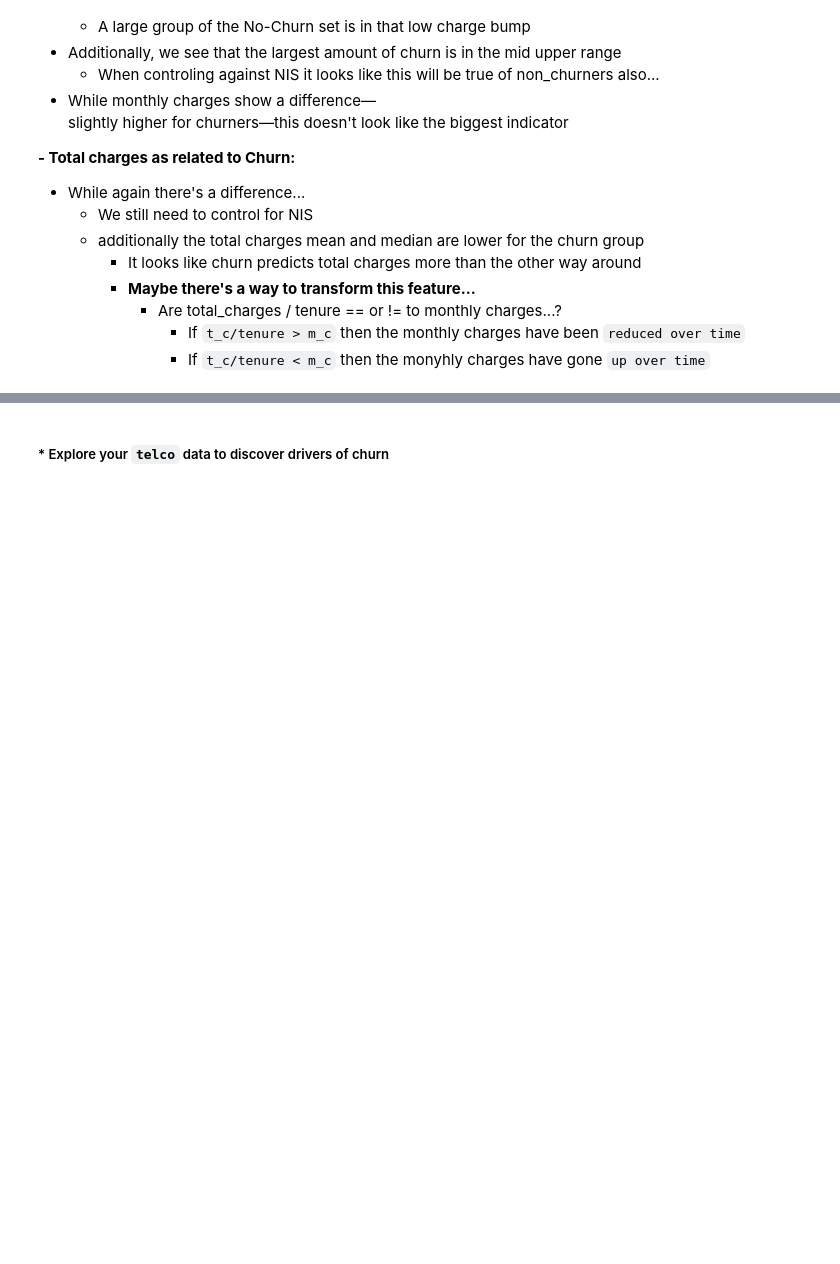
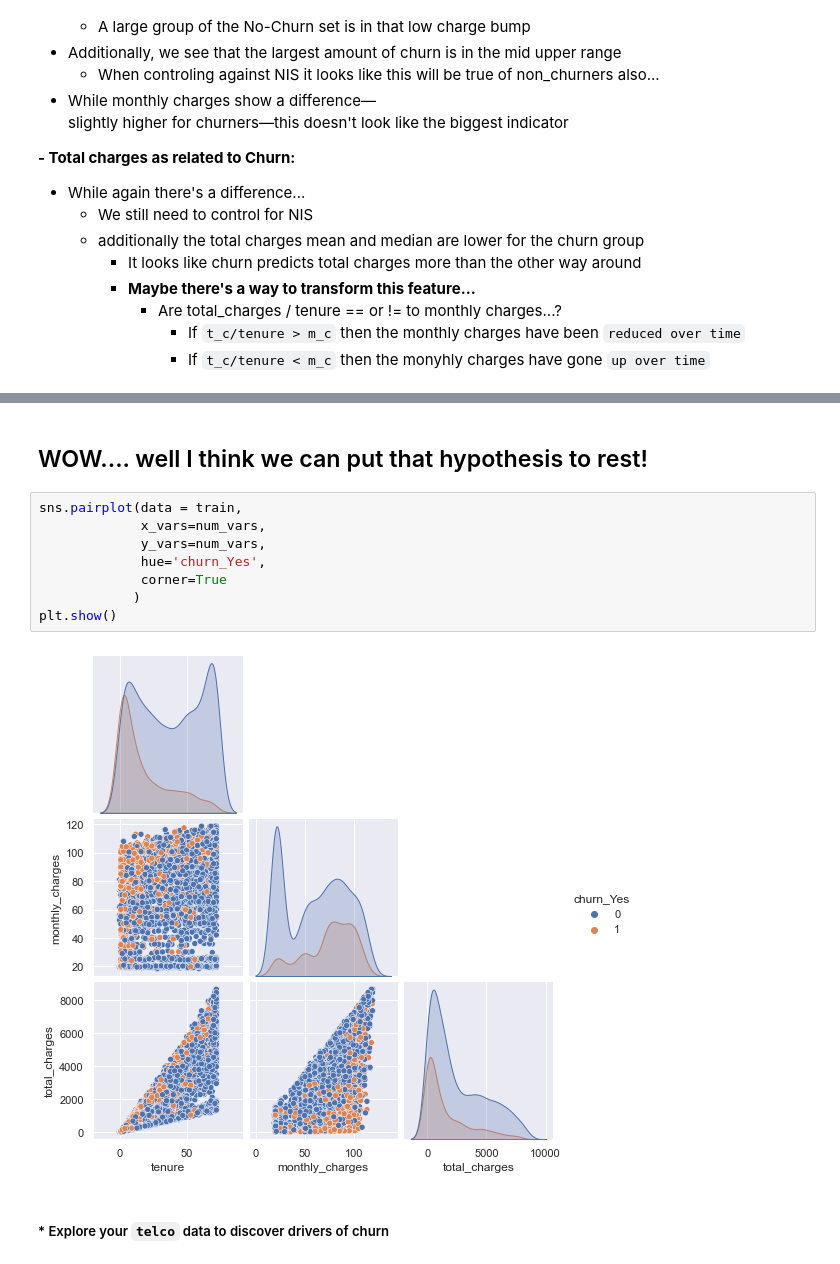
Before and after one commit to David-Howell/classification-exercises, a Jupyter notebook: classification_exercises.ipynb, the cells around one changed output, grey strips where cells are left out. Drawn from its saved outputs; the diff is of its cells as text; blank space fills up the shorter version.

```diff
--- a/classification_exercises.ipynb
+++ b/classification_exercises.ipynb
@@ -2192,2 +2232,14 @@ Name: total_charges, dtype: float64
+# %% [markdown]
+##  WOW.... well I think we can put that hypothesis to rest!
+# %%
+sns.pairplot(data = train,
+             x_vars=num_vars,
+             y_vars=num_vars,
+             hue='churn_Yes',
+             corner=True
+            )
+plt.show()
+# %% [output]
+[figure, added]
 # %% [markdown]
 #####  * Explore your `telco` data to discover drivers of churn
```
Also changed, not shown: parts of 22 cells of this notebook.
